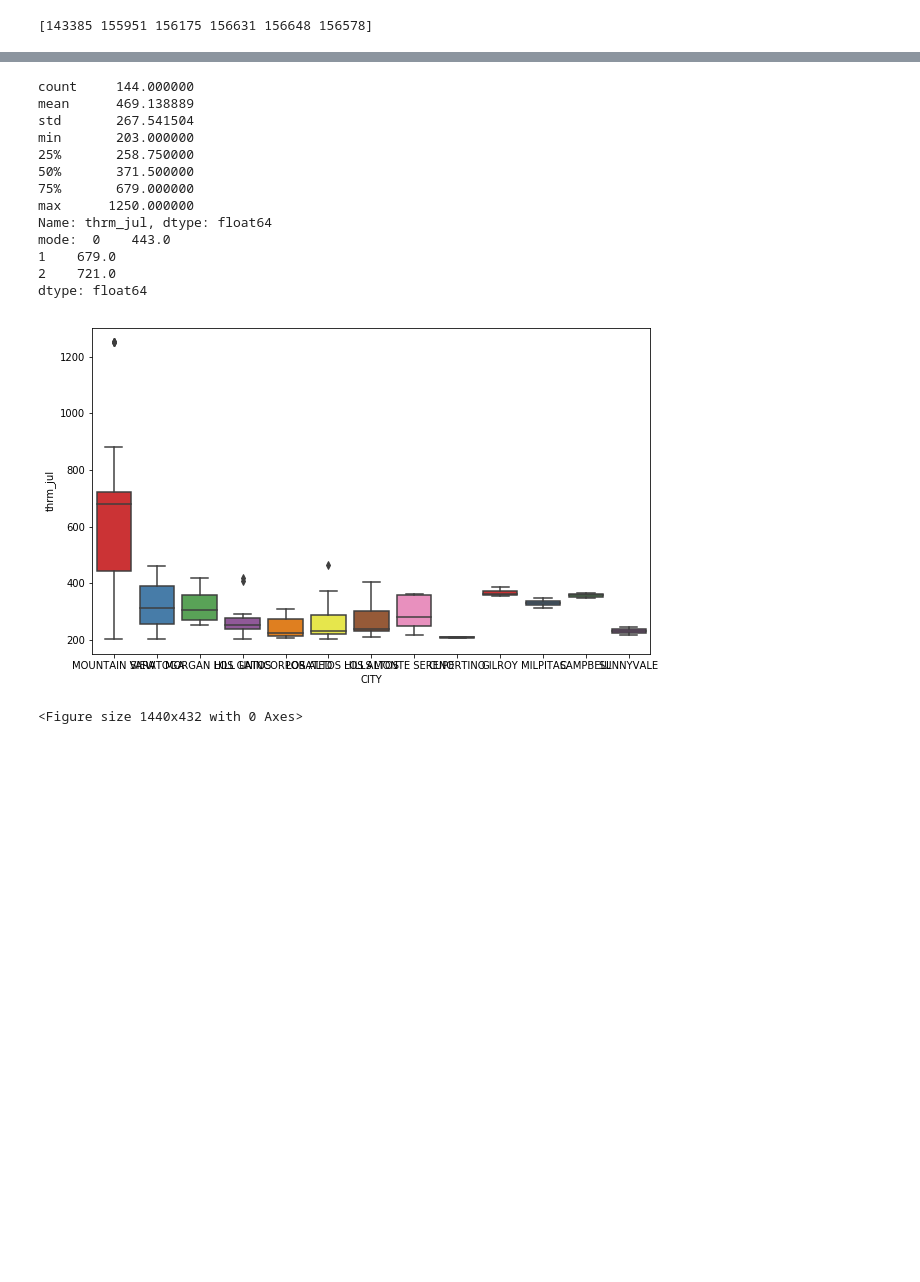
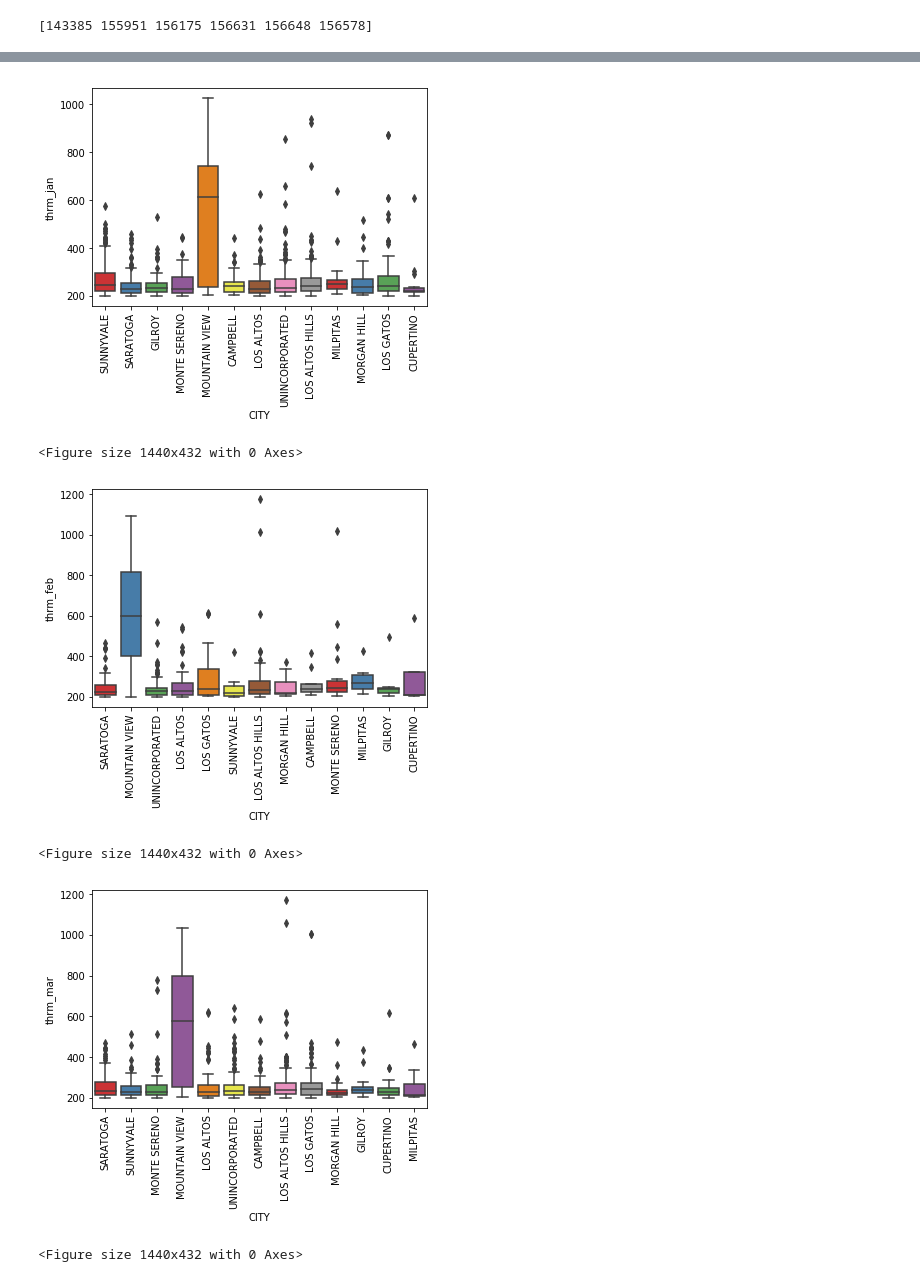
Before and after one commit to amychan331/team-retro, a Jupyter notebook: data_handler/Targeter.ipynb, the cells around one changed output, grey strips where cells are left out. Saved outputs shown, nothing was run; the diff lists cells and outputs as text; code cells hidden in the pictures; blank space fills up the shorter version.

Commit message:
made tick labels vertical, added additional high use EDA; add .loc in calculate_months_above to remove pandas warning

```diff
--- a/data_handler/Targeter.ipynb
+++ b/data_handler/Targeter.ipynb
@@ -78,7 +44,7 @@ def calculate_months_above(bed, df):
         deviation above the median for bed number of bedroom households'''
     for month in therm_months:
         key = month+"_"+str(bed)
-        df.loc[:,month] = df[month].apply(lambda x: (x - std_cutoffs[key] > 0))
+        df.loc[:,month] = df.loc[:,month].apply(lambda x: (x - std_cutoffs[key] > 0))
 
     months_above = df.sum(axis=1)
     return months_above
@@ -196,27 +209,20 @@ LIST OF RANDOM ACCTS TO USE AS EXAMPLE DATA FROM JSON
 # %%
 ## a tiny bit of eda on high users by location
+## notice Mountain View's crazy high usage
 
-# users who use more than 200 therms in july
-crazy_usage = svce_df[svce_df['thrm_jul'] > 200]
-# display(crazy_usage.info())
-# display(crazy_usage.head(10))
+# users who use more than 200 therms
+for month in therm_months:
+    crazy_usage = svce_df[svce_df[month] > 200]
+    # display(crazy_usage.info())
+    # display(crazy_usage.head(10))
+    quantitative_summarized(crazy_usage, x='CITY', y=month, hue=None, palette='Set1', ax=None, verbose=False, swarm=False)
 
-quantitative_summarized(crazy_usage, x='CITY', y='thrm_jul', hue=None, palette='Set1', ax=None, verbose=False, swarm=False)
-
-crazy_usage.to_csv('data/high_gas_usage.csv')
+## this csv was never actually used...no longer recreating it just to display plots
+#crazy_usage.to_csv('data/high_gas_usage.csv')
 # %% [output]
+[figure, new version]
-count     144.000000
-mean      469.138889
-std       267.541504
-min       203.000000
-25%       258.750000
-50%       371.500000
-75%       679.000000
-max      1250.000000
-Name: thrm_jul, dtype: float64
-mode:  0    443.0
-1    679.0
-2    721.0
-dtype: float64
+<Figure size 1440x432 with 0 Axes>
-[figure, old version]
+[figure, added]
 <Figure size 1440x432 with 0 Axes>
+[figure, added]
+<Figure size 1440x432 with 0 Axes>
```
Also changed, not shown: parts of 6 cells of this notebook.
